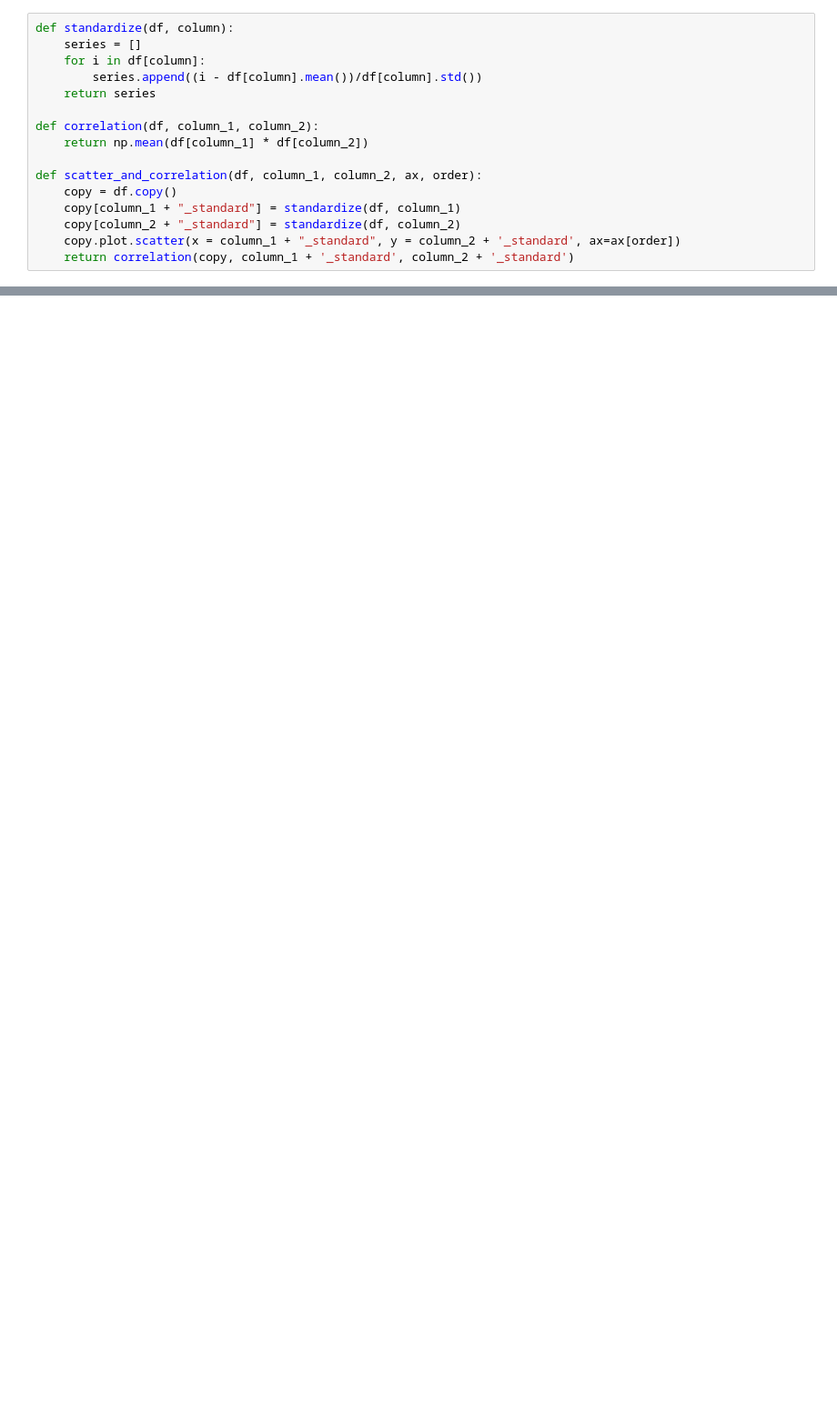
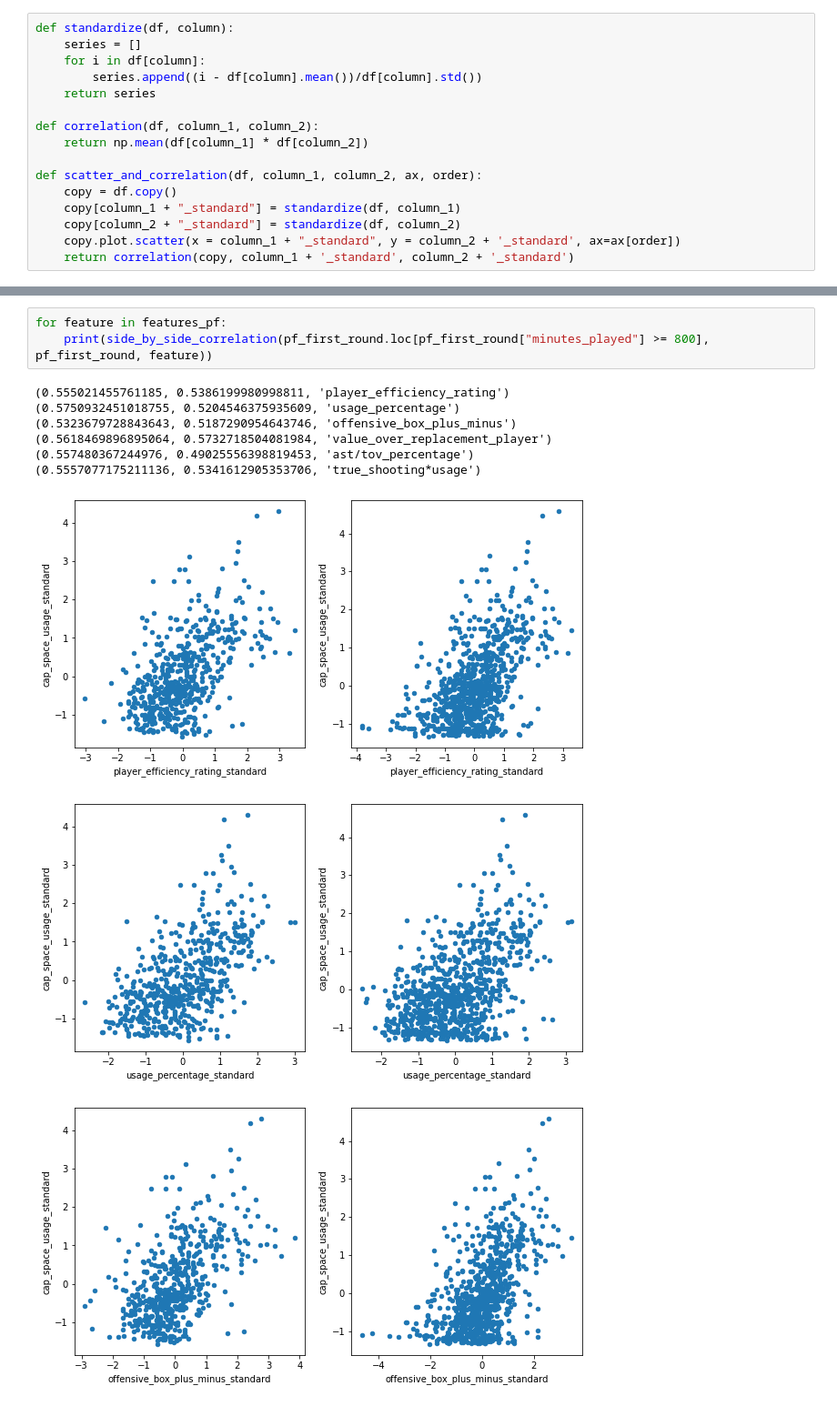
Before and after one commit to ZachLiu519/nba-model, a Jupyter notebook: week_2_data_exploration/filtered_stats_correlations.ipynb, the cells around one changed output, grey strips where cells are left out. Shown at 91% size. Cells and saved outputs as stored; diff of their text form; blank space fills up the shorter version.

```diff
--- a/week_2_data_exploration/filtered_stats_correlations.ipynb
+++ b/week_2_data_exploration/filtered_stats_correlations.ipynb
@@ -203,0 +180,13 @@ See the caveats in the documentation: https://pandas.pydata.org/pandas-docs/stab
+# %%
+for feature in features_pf:
+    print(side_by_side_correlation(pf_first_round.loc[pf_first_round["minutes_played"] >= 800], pf_first_round, feature))
+# %% [output]
+(0.555021455761185, 0.5386199980998811, 'player_efficiency_rating')
+(0.5750932451018755, 0.5204546375935609, 'usage_percentage')
+(0.5323679728843643, 0.5187290954643746, 'offensive_box_plus_minus')
+(0.5618469896895064, 0.5732718504081984, 'value_over_replacement_player')
+(0.557480367244976, 0.49025556398819453, 'ast/tov_percentage')
+(0.5557077175211136, 0.5341612905353706, 'true_shooting*usage')
+[figure, added]
+[figure, added]
+[figure, added]
```
Also changed, not shown: parts of 24 cells of this notebook.
